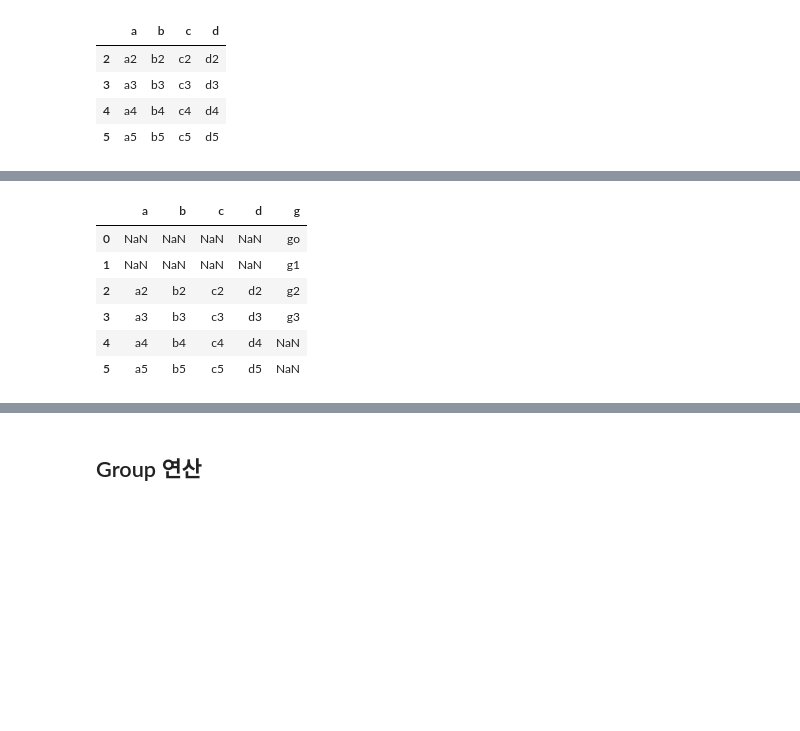
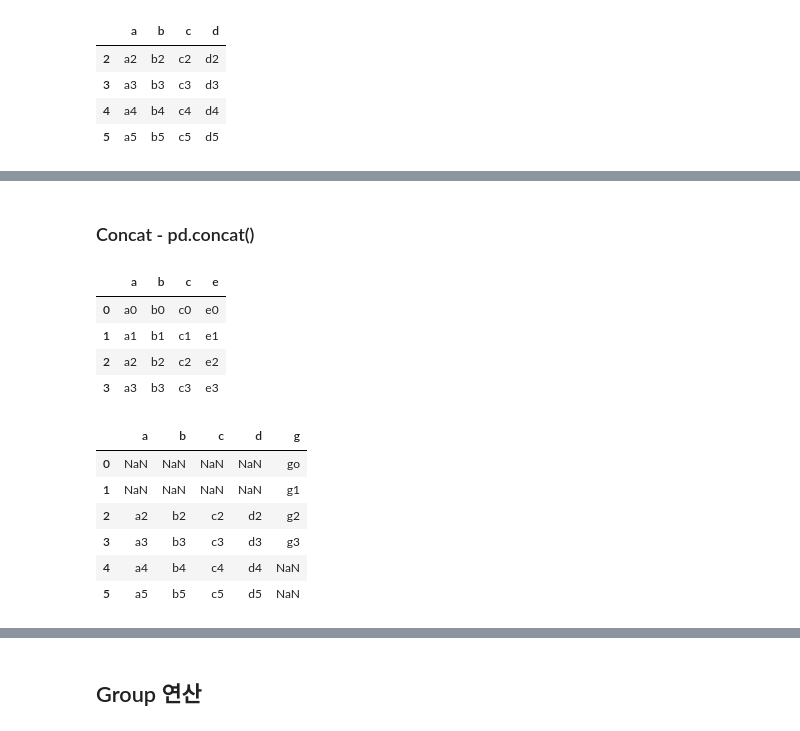
Before and after one commit to BreadFeet/Django_pjt01, a Jupyter notebook: part06_notebook_ver.ipynb, the cells around one changed output, grey strips where cells are left out. Drawn from its saved outputs; the diff is of its cells as text; code cells hidden in the pictures; blank space fills up the shorter version.

```diff
--- a/part06_notebook_ver.ipynb
+++ b/part06_notebook_ver.ipynb
@@ -175,15 +205,23 @@ if __name__ == '__main__':
 # %%
 class P6:
     def p229(self):
-        # 컬럼 정렬
+        # 1. 알파벳 순으로 컬럼 정렬
         df = ttn.loc[:, 'survived':'age']
-        print(df)
-        print(df.columns.values)
-        sorted_col = sorted(df.columns)
-        print(sorted_col)       # 알파벳 순으로 정렬됨
-        sorted_df = df[sorted_col]     # 정렬된 순으로 컬럼을 불러온다
-        print(sorted_df)
+        #print(df)
+        #print(df.columns.values)            # list
+        sorted_col = sorted(df.columns)     # sorted(): return list
+        #print(sorted_col)                   # 알파벳 순으로 정렬됨
+        sorted_df = df[sorted_col]          # 정렬된 순으로 컬럼을 불러온다
+        #print(sorted_df)
 
+
+        # 2. 역순으로 컬럼 정렬
+        rev_col = reversed(df.columns)
+        print(rev_col)           # reversed object: 내용 보려면 list화 해야함
+        rev_col = list(rev_col)
+        print(rev_col)
+        rev_df = df[rev_col]
+        print(rev_df)
 
 if __name__ == '__main__':
     P6().p229()
@@ -211,18 +248,26 @@ if __name__ == '__main__':
 class P6:
     def p232(self):
         print(stock_d.head())
-        #print(stock_d['연월일'].dtypes)   # datetime64
+        #print(stock_d['연월일'].dtypes)       # datetime64
         stock_d['연월일'] = stock_d['연월일'].astype('str')
         #print(stock_d.head())
         date = stock_d['연월일'].str.split('-')
+        #print(date.head())
         #print(type(date))    # series
-        print(date.head())
 
         # 연월일 분리
-        stock_d['연'] = date.str.get(0)
+        stock_d['연'] = date.str.get(0)    # .str을 해야 각각 객체의 0번째에 접근할 수 있음
         stock_d['월'] = date.str.get(1)
         stock_d['일'] = date.str.get(2)
-        display(stock_d.head())
+        #display(stock_d.head())
+
+
+        # 다시 Timestamp로 바꾸어서 연월일 분리
+        stock_d['연월일'] = pd.to_datetime(stock_d['연월일'])
+        stock_d['Year'] = stock_d['연월일'].dt.year
+        stock_d['Month'] = stock_d['연월일'].dt.month
+        stock_d['Day'] = stock_d['연월일'].dt.day
+        #display(stock_d)
 
 
 if __name__ == '__main__':
@@ -314,27 +369,34 @@ sr3 = pd.Series(['go', 'g1', 'g2', 'g3'], name='g')
+# %% [markdown]
+### Concat - pd.concat()
 # %%
 class P6:
     def p239(self):
         # Concat 함수 - Dataframe
-        r1 = pd.concat([df1, df2], axis=1, ignore_index=True, join='inner')   # igonore_index=True이면 무조건 숫자 인덱스로 바뀜
+        r1 = pd.concat([df1, df2], axis=0, ignore_index=True, join='inner')   # igonore_index=True이면 해당 axis가 무조건 숫자 인덱스로 바뀜
         #display(r1)
 
         # Concat - Series
         r2 = pd.concat([df1, sr1], axis=1)
-        #display(r2)
+        display(r2)
         r3 = pd.concat([df1, sr2], axis=1, join='inner')
         #display(r3)
         r4 = pd.concat([df2, sr2], axis=1)
         #display(r4)
         r5 = pd.concat([df2, sr3], axis=1)
-        display(r5)
+        #display(r5)
 
 if __name__ == '__main__':
     P6().p239()
 # %% [output]
-|  | a | b | c | d | g |
-| 0 | NaN | NaN | NaN | NaN | go |
-| 1 | NaN | NaN | NaN | NaN | g1 |
-| 2 | a2 | b2 | c2 | d2 | g2 |
-| 3 | a3 | b3 | c3 | d3 | g3 |
-| 4 | a4 | b4 | c4 | d4 | NaN |
-| 5 | a5 | b5 | c5 | d5 | NaN |
+|  | a | b | c | e |
+| 0 | a0 | b0 | c0 | e0 |
+| 1 | a1 | b1 | c1 | e1 |
+| 2 | a2 | b2 | c2 | e2 |
+| 3 | a3 | b3 | c3 | e3 |
+|  | a | b | c | d | g |
+| 0 | NaN | NaN | NaN | NaN | go |
+| 1 | NaN | NaN | NaN | NaN | g1 |
+| 2 | a2 | b2 | c2 | d2 | g2 |
+| 3 | a3 | b3 | c3 | d3 | g3 |
+| 4 | a4 | b4 | c4 | d4 | NaN |
+| 5 | a5 | b5 | c5 | d5 | NaN |
```
Also changed, not shown: parts of 22 cells of this notebook.
